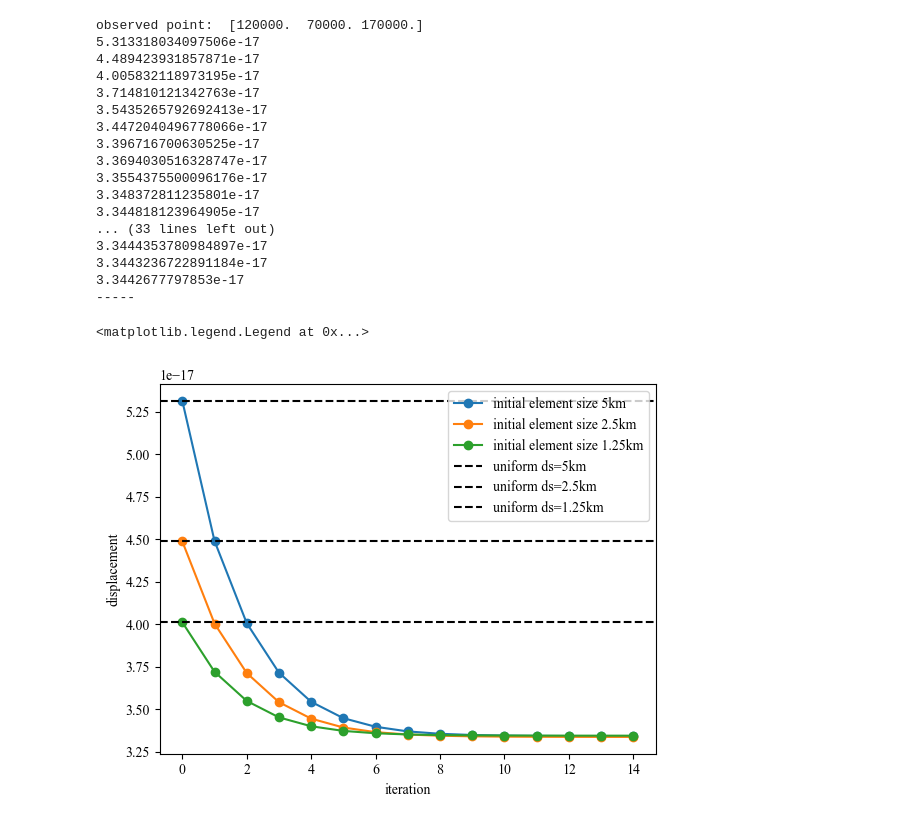
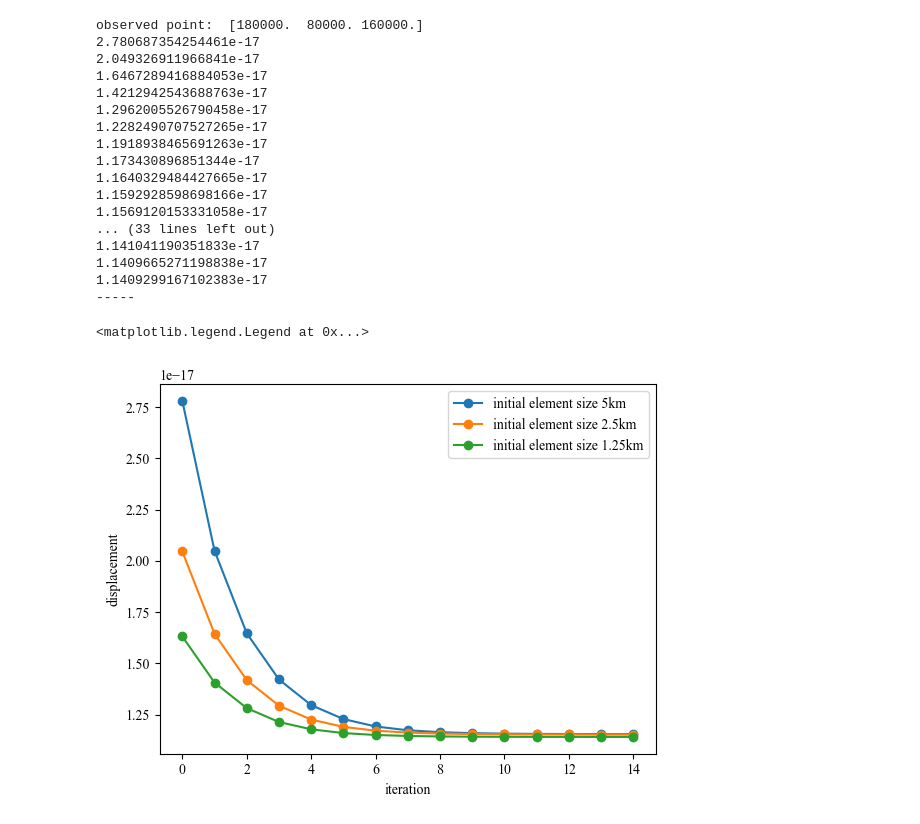
Before and after one commit to KaiNakao/AdaptiveFEM_parallel, a Jupyter notebook: work/check_convergence.ipynb, the cells around one changed output. Saved outputs shown, nothing was run; the diff lists cells and outputs as text; code cells hidden in the pictures.

```diff
--- a/work/check_convergence.ipynb
+++ b/work/check_convergence.ipynb
@@ -100,7 +100,7 @@ with open(filename, "r") as f:
         line = f.readline()
         obs_points[i] = [float(x) for x in line.split()]
 nload = 48
-nobs = 944
+nobs = obs_points.shape[0]
 # %%
 fig, ax = plt.subplots(figsize=(8, 5))
 for isetting in range(len(dir_ls_arr)):
@@ -177,45 +153,45 @@ for iter in range(15):
 # %%
-uindex = 1347
+uindex = 669
 print("observed point: ", obs_points[uindex//3])
 fig, ax = plt.subplots()
 for isetting in range(len(dir_ls_arr)):
     dir_ls = dir_ls_arr[isetting]
     uobs = np.zeros(nobs*3)
     uobs_plt = []
     for dir in dir_ls:
         filename = dir + "displacement/0001_obs.bin"
         tmp = np.fromfile(filename, dtype=np.float64)
         uobs[:tmp.shape[0]] = tmp
         uobs_plt.append(uobs[uindex])
         print(uobs[uindex])
     ax.plot(uobs_plt, marker="o", label=label_ls[isetting])
     print("-----")
-dat = np.fromfile("/data4/nakao/AdaptiveFEM/work/work_5000_uniform_gflib/displacement/0001_obs.bin", dtype=np.float64)
-ax.axhline(dat[uindex], color="black", linestyle="--", label="uniform ds=5km")
-dat = np.fromfile("/data4/nakao/AdaptiveFEM/work/work_2500_uniform_gflib/displacement/0001_obs.bin", dtype=np.float64)
-ax.axhline(dat[uindex], color="black", linestyle="--", label="uniform ds=2.5km")
-dat = np.fromfile("/data4/nakao/AdaptiveFEM/work/work_1250_uniform_gflib/displacement/0001_obs.bin", dtype=np.float64)
-ax.axhline(dat[uindex], color="black", linestyle="--", label="uniform ds=1.25km")
+# dat = np.fromfile("/data4/nakao/AdaptiveFEM/work/work_5000_uniform_gflib/displacement/0001_obs.bin", dtype=np.float64)
+# ax.axhline(dat[uindex], color="black", linestyle="--", label="uniform ds=5km")
+# dat = np.fromfile("/data4/nakao/AdaptiveFEM/work/work_2500_uniform_gflib/displacement/0001_obs.bin", dtype=np.float64)
+# ax.axhline(dat[uindex], color="black", linestyle="--", label="uniform ds=2.5km")
+# dat = np.fromfile("/data4/nakao/AdaptiveFEM/work/work_1250_uniform_gflib/displacement/0001_obs.bin", dtype=np.float64)
+# ax.axhline(dat[uindex], color="black", linestyle="--", label="uniform ds=1.25km")
 ax.set_xlabel("iteration")
 ax.set_ylabel("displacement")
 ax.legend()
 # %% [output]
-observed point:  [120000.  70000. 170000.]
-5.313318034097506e-17
-4.489423931857871e-17
-4.005832118973195e-17
-3.714810121342763e-17
-3.5435265792692413e-17
-3.4472040496778066e-17
-3.396716700630525e-17
-3.3694030516328747e-17
-3.3554375500096176e-17
-3.348372811235801e-17
-3.344818123964905e-17
+observed point:  [180000.  80000. 160000.]
+2.780687354254461e-17
+2.049326911966841e-17
+1.6467289416884053e-17
+1.4212942543688763e-17
+1.2962005526790458e-17
+1.2282490707527265e-17
+1.1918938465691263e-17
+1.173430896851344e-17
+1.1640329484427665e-17
+1.1592928598698166e-17
+1.1569120153331058e-17
 ... (33 lines left out)
-3.3444353780984897e-17
-3.3443236722891184e-17
-3.3442677797853e-17
+1.141041190351833e-17
+1.1409665271198838e-17
+1.1409299167102383e-17
 -----
 <matplotlib.legend.Legend at 0x...>
-[figure, old version]
+[figure, new version]
```
Also changed, not shown: parts of 12 cells of this notebook, 7 other files.
